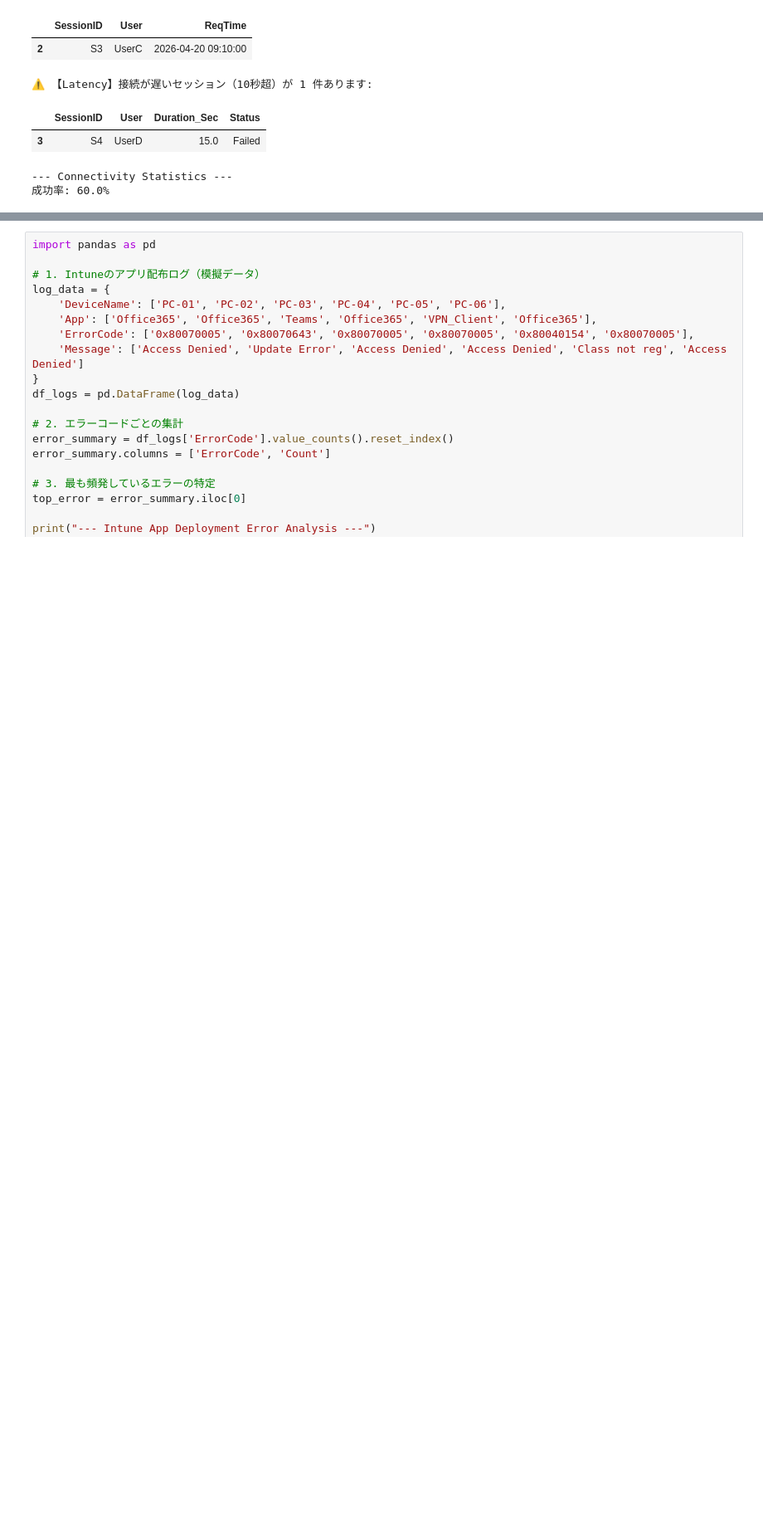
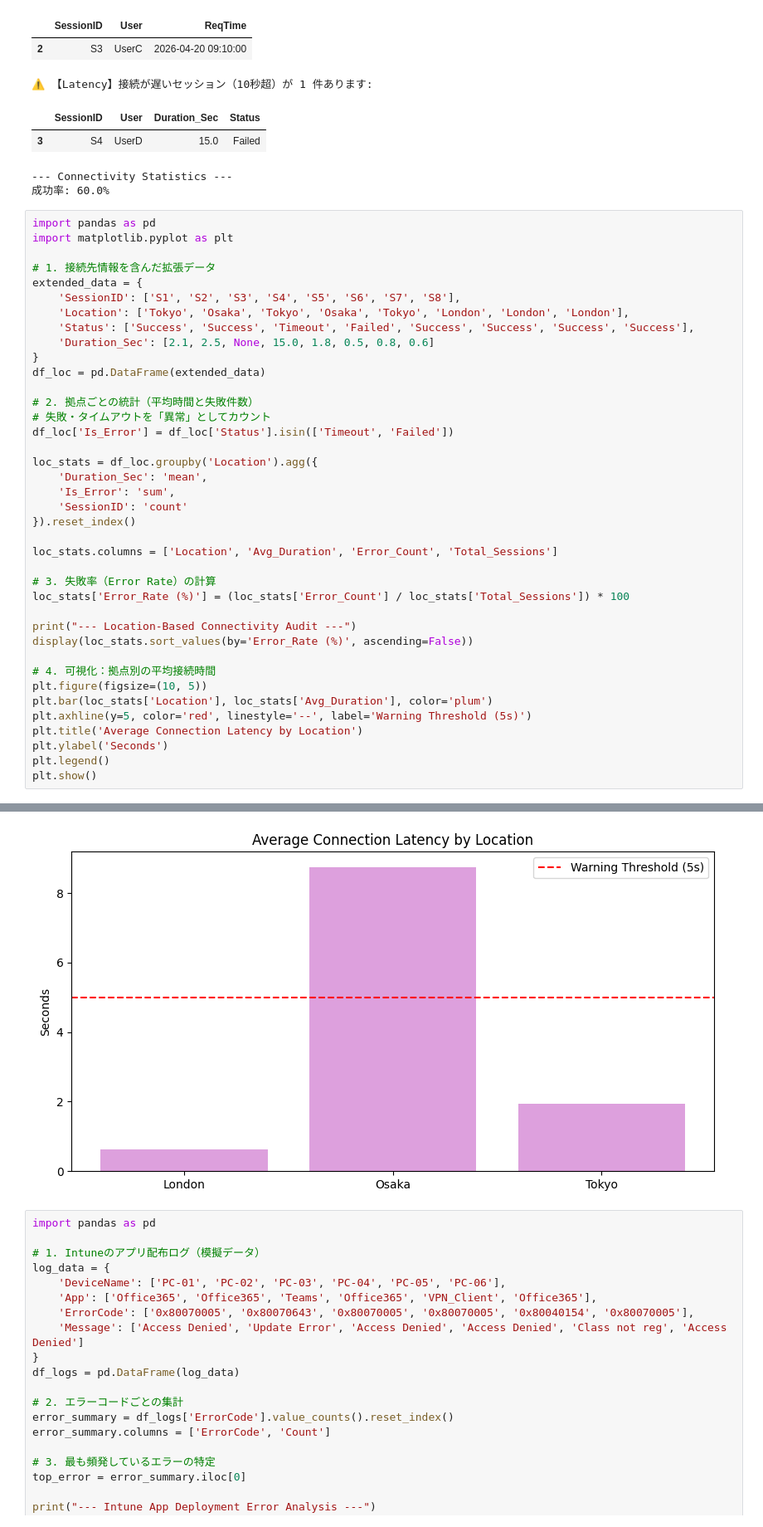
Before and after one commit to Koji-Accounting-Tech/D365-Finance-Data-Validator, a Jupyter notebook: D365_Data_Processing.ipynb, the cells around one changed output, grey strips where cells are left out. Shown at 83% size. Cells and saved outputs as stored; diff of their text form; blank space fills up the shorter version.

```diff
--- a/D365_Data_Processing.ipynb
+++ b/D365_Data_Processing.ipynb
@@ -100,3 +100,43 @@ print(f"成功率: {len(df_net[df_net['Status']=='Success']) / len(df_req) * 100
 | 3 | S4 | UserD | 15.0 | Failed |
 --- Connectivity Statistics ---
 成功率: 60.0%
+# %%
+import pandas as pd
+import matplotlib.pyplot as plt
+
+# 1. 接続先情報を含んだ拡張データ
+extended_data = {
+    'SessionID': ['S1', 'S2', 'S3', 'S4', 'S5', 'S6', 'S7', 'S8'],
+    'Location': ['Tokyo', 'Osaka', 'Tokyo', 'Osaka', 'Tokyo', 'London', 'London', 'London'],
+    'Status': ['Success', 'Success', 'Timeout', 'Failed', 'Success', 'Success', 'Success', 'Success'],
+    'Duration_Sec': [2.1, 2.5, None, 15.0, 1.8, 0.5, 0.8, 0.6]
+}
+df_loc = pd.DataFrame(extended_data)
+
+# 2. 拠点ごとの統計（平均時間と失敗件数）
+# 失敗・タイムアウトを「異常」としてカウント
+df_loc['Is_Error'] = df_loc['Status'].isin(['Timeout', 'Failed'])
+
+loc_stats = df_loc.groupby('Location').agg({
+    'Duration_Sec': 'mean',
+    'Is_Error': 'sum',
+    'SessionID': 'count'
+}).reset_index()
+
+loc_stats.columns = ['Location', 'Avg_Duration', 'Error_Count', 'Total_Sessions']
+
+# 3. 失敗率（Error Rate）の計算
+loc_stats['Error_Rate (%)'] = (loc_stats['Error_Count'] / loc_stats['Total_Sessions']) * 100
+
+print("--- Location-Based Connectivity Audit ---")
+display(loc_stats.sort_values(by='Error_Rate (%)', ascending=False))
+
+# 4. 可視化：拠点別の平均接続時間
+plt.figure(figsize=(10, 5))
+plt.bar(loc_stats['Location'], loc_stats['Avg_Duration'], color='plum')
+plt.axhline(y=5, color='red', linestyle='--', label='Warning Threshold (5s)')
+plt.title('Average Connection Latency by Location')
+plt.ylabel('Seconds')
+plt.legend()
+plt.show()
+# %% [output]
@@ -103,3 +148,4 @@ print(f"成功率: {len(df_net[df_net['Status']=='Success']) / len(df_req) * 100
+[figure, added]
 # %%
 import pandas as pd
 
```
Also changed, not shown: parts of 1 cell of this notebook.
